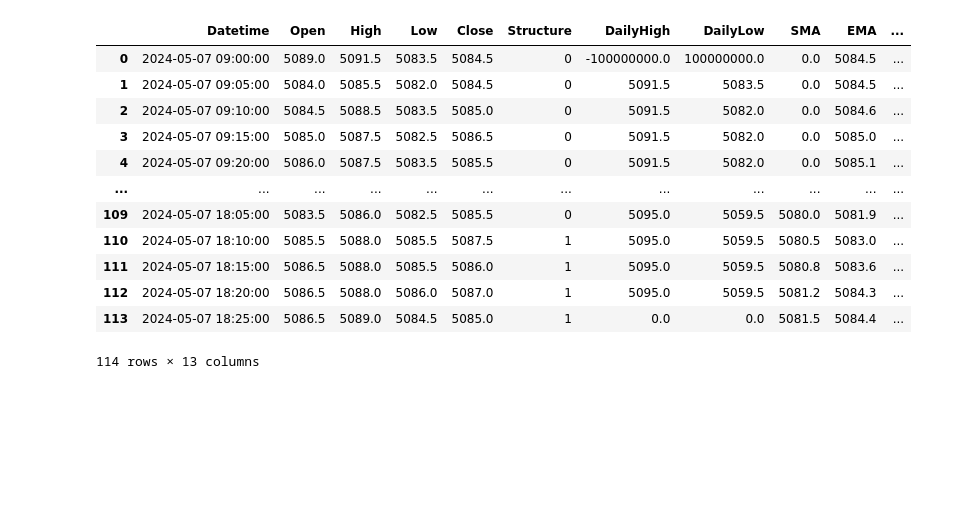
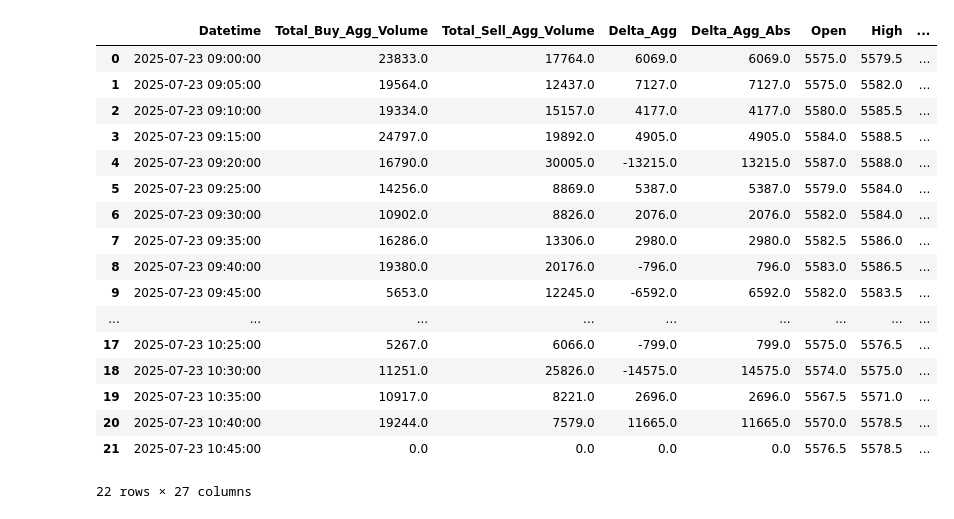
Before and after one commit to lucasfellipec/ml, a Jupyter notebook: ml.ipynb, the cells around one changed output. Drawn from its saved outputs; the diff is of its cells as text; code cells hidden in the pictures; blank space fills up the shorter version.

```diff
--- a/ml.ipynb
+++ b/ml.ipynb
@@ -4,23 +4,28 @@ import plotly.graph_objects as go
 import numpy as np
 import seaborn as sns
 # %%
-df = pd.read_csv("tmp/logs.txt", delimiter="\t", low_memory=False)
+df = pd.read_csv("tmp/debug.txt", delimiter="\t", low_memory=False)
 df["Datetime"] = pd.to_datetime(df["Datetime"])
 df
 # %% [output]
-|  | Datetime | Open | High | Low | Close | Structure | DailyHigh | DailyLow | SMA | EMA | ... |
-| 0 | 2024-05-07 09:00:00 | 5089.0 | 5091.5 | 5083.5 | 5084.5 | 0 | -100000000.0 | 100000000.0 | 0.0 | 5084.5 | ... |
-| 1 | 2024-05-07 09:05:00 | 5084.0 | 5085.5 | 5082.0 | 5084.5 | 0 | 5091.5 | 5083.5 | 0.0 | 5084.5 | ... |
-| 2 | 2024-05-07 09:10:00 | 5084.5 | 5088.5 | 5083.5 | 5085.0 | 0 | 5091.5 | 5082.0 | 0.0 | 5084.6 | ... |
-| 3 | 2024-05-07 09:15:00 | 5085.0 | 5087.5 | 5082.5 | 5086.5 | 0 | 5091.5 | 5082.0 | 0.0 | 5085.0 | ... |
-| 4 | 2024-05-07 09:20:00 | 5086.0 | 5087.5 | 5083.5 | 5085.5 | 0 | 5091.5 | 5082.0 | 0.0 | 5085.1 | ... |
-| ... | ... | ... | ... | ... | ... | ... | ... | ... | ... | ... | ... |
-| 109 | 2024-05-07 18:05:00 | 5083.5 | 5086.0 | 5082.5 | 5085.5 | 0 | 5095.0 | 5059.5 | 5080.0 | 5081.9 | ... |
-| 110 | 2024-05-07 18:10:00 | 5085.5 | 5088.0 | 5085.5 | 5087.5 | 1 | 5095.0 | 5059.5 | 5080.5 | 5083.0 | ... |
-| 111 | 2024-05-07 18:15:00 | 5086.5 | 5088.0 | 5085.5 | 5086.0 | 1 | 5095.0 | 5059.5 | 5080.8 | 5083.6 | ... |
-| 112 | 2024-05-07 18:20:00 | 5086.5 | 5088.0 | 5086.0 | 5087.0 | 1 | 5095.0 | 5059.5 | 5081.2 | 5084.3 | ... |
-| 113 | 2024-05-07 18:25:00 | 5086.5 | 5089.0 | 5084.5 | 5085.0 | 1 | 0.0 | 0.0 | 5081.5 | 5084.4 | ... |
+|  | Datetime | Total_Buy_Agg_Volume | Total_Sell_Agg_Volume | Delta_Agg | Delta_Agg_Abs | Open | High | ... |
+| 0 | 2025-07-23 09:00:00 | 23833.0 | 17764.0 | 6069.0 | 6069.0 | 5575.0 | 5579.5 | ... |
+| 1 | 2025-07-23 09:05:00 | 19564.0 | 12437.0 | 7127.0 | 7127.0 | 5575.0 | 5582.0 | ... |
+| 2 | 2025-07-23 09:10:00 | 19334.0 | 15157.0 | 4177.0 | 4177.0 | 5580.0 | 5585.5 | ... |
+| 3 | 2025-07-23 09:15:00 | 24797.0 | 19892.0 | 4905.0 | 4905.0 | 5584.0 | 5588.5 | ... |
+| 4 | 2025-07-23 09:20:00 | 16790.0 | 30005.0 | -13215.0 | 13215.0 | 5587.0 | 5588.0 | ... |
+| 5 | 2025-07-23 09:25:00 | 14256.0 | 8869.0 | 5387.0 | 5387.0 | 5579.0 | 5584.0 | ... |
+| 6 | 2025-07-23 09:30:00 | 10902.0 | 8826.0 | 2076.0 | 2076.0 | 5582.0 | 5584.0 | ... |
+| 7 | 2025-07-23 09:35:00 | 16286.0 | 13306.0 | 2980.0 | 2980.0 | 5582.5 | 5586.0 | ... |
+| 8 | 2025-07-23 09:40:00 | 19380.0 | 20176.0 | -796.0 | 796.0 | 5583.0 | 5586.5 | ... |
+| 9 | 2025-07-23 09:45:00 | 5653.0 | 12245.0 | -6592.0 | 6592.0 | 5582.0 | 5583.5 | ... |
+| ... | ... | ... | ... | ... | ... | ... | ... | ... |
+| 17 | 2025-07-23 10:25:00 | 5267.0 | 6066.0 | -799.0 | 799.0 | 5575.0 | 5576.5 | ... |
+| 18 | 2025-07-23 10:30:00 | 11251.0 | 25826.0 | -14575.0 | 14575.0 | 5574.0 | 5575.0 | ... |
+| 19 | 2025-07-23 10:35:00 | 10917.0 | 8221.0 | 2696.0 | 2696.0 | 5567.5 | 5571.0 | ... |
+| 20 | 2025-07-23 10:40:00 | 19244.0 | 7579.0 | 11665.0 | 11665.0 | 5570.0 | 5578.5 | ... |
+| 21 | 2025-07-23 10:45:00 | 0.0 | 0.0 | 0.0 | 0.0 | 5576.5 | 5578.5 | ... |
-114 rows × 13 columns
+22 rows × 27 columns
 # %%
 fig = go.Figure(data=[go.Candlestick(x=df['Datetime'],
                                      open=df['Open'],
```
Also changed, not shown: parts of 14 cells of this notebook, 7 other files.
